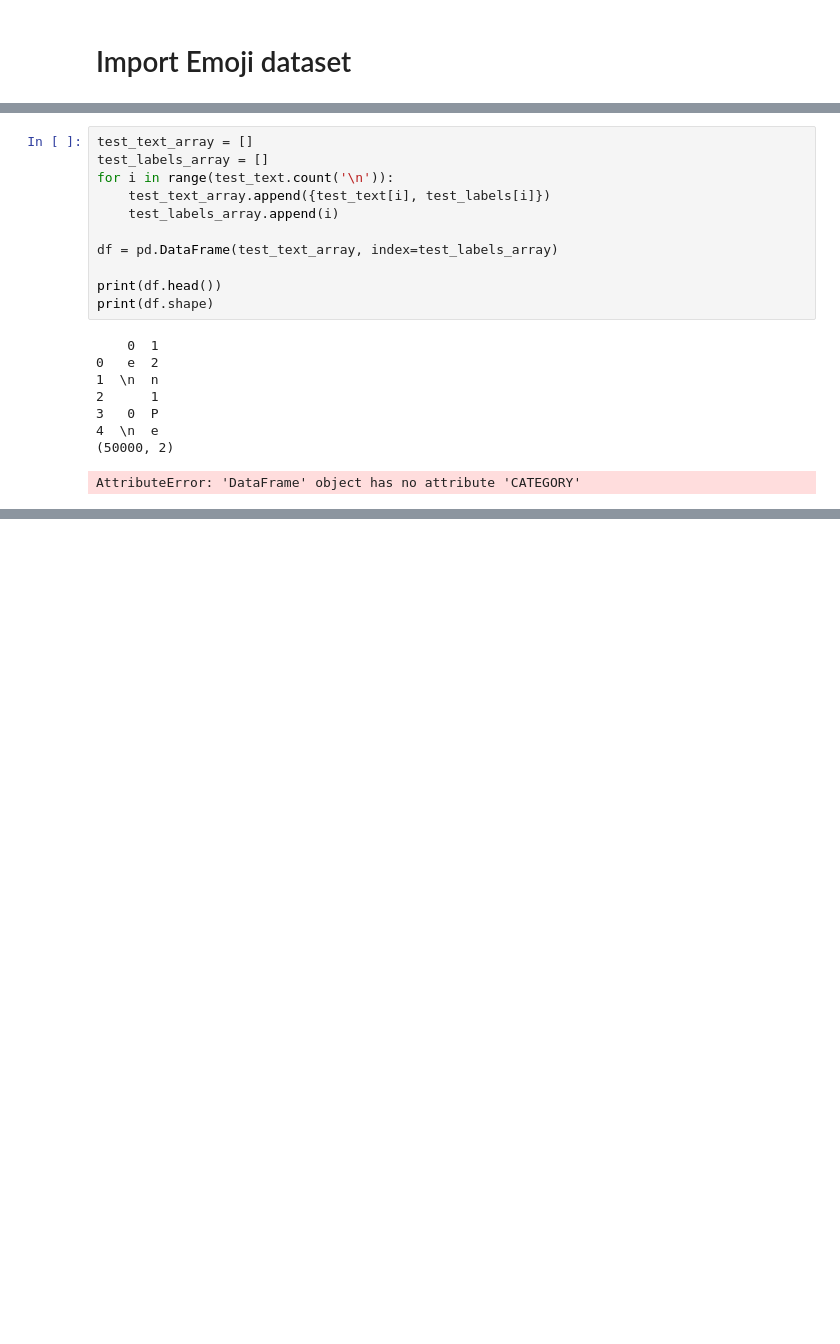
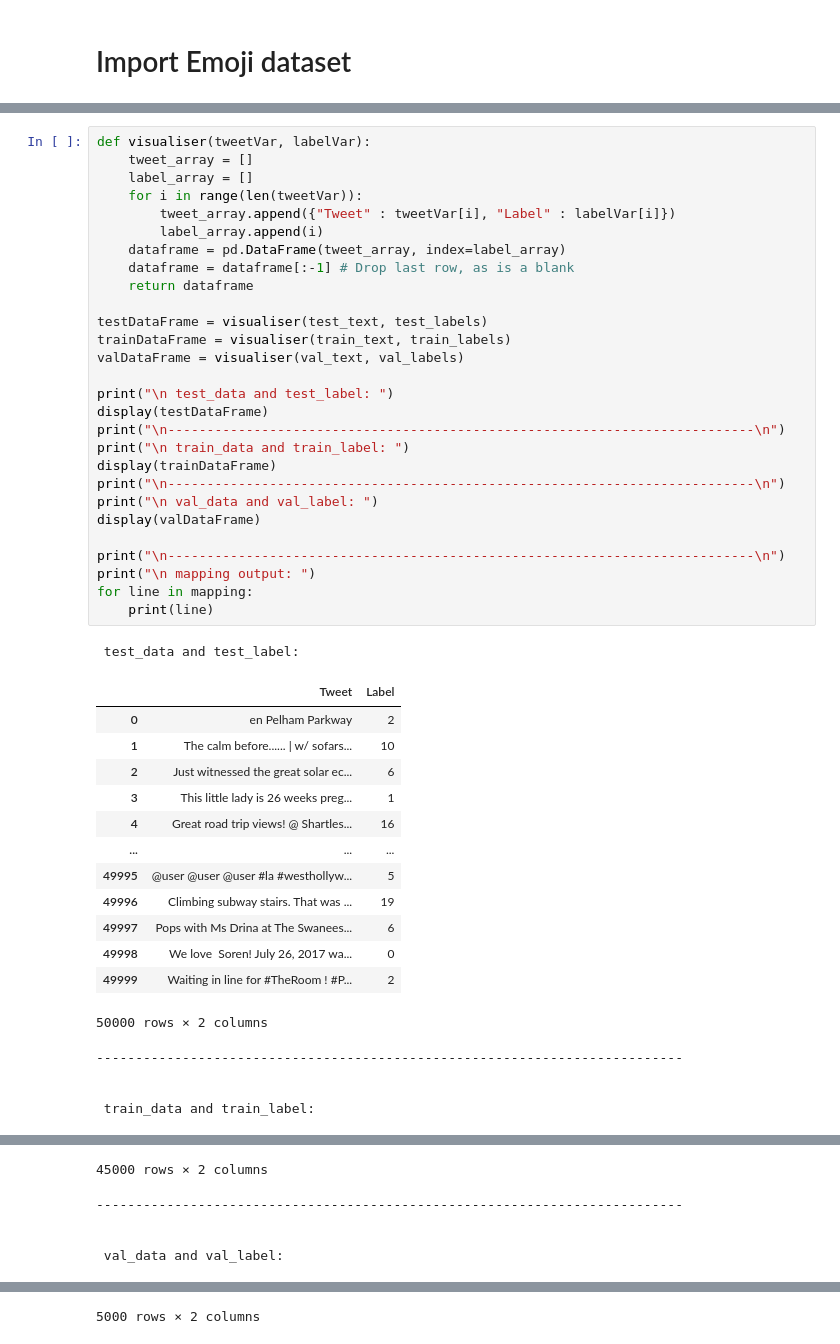
Before and after one commit to GDarkens/CE888, a Jupyter notebook: Assignments/Assignment1/init_testing_exploratory/LoadingProcessingExploring_Emoji.ipynb, the cells around one changed output, grey strips where cells are left out. Drawn from its saved outputs; the diff is of its cells as text; blank space fills up the shorter version.

```diff
--- a/Assignments/Assignment1/init_testing_exploratory/LoadingProcessingExploring_Emoji.ipynb
+++ b/Assignments/Assignment1/init_testing_exploratory/LoadingProcessingExploring_Emoji.ipynb
@@ -107,20 +95,47 @@ val_text.txt length: 5000
-# %%
-test_text_array = []
-test_labels_array = []
-for i in range(test_text.count('\n')):
-    test_text_array.append({test_text[i], test_labels[i]})
-    test_labels_array.append(i)
-
-df = pd.DataFrame(test_text_array, index=test_labels_array)
-
-print(df.head())
-print(df.shape)
-# %% [output]
-    0  1
-0   e  2
-1  \n  n
-2      1
-3   0  P
-4  \n  e
-(50000, 2)
-AttributeError: 'DataFrame' object has no attribute 'CATEGORY'
+# %%
+def visualiser(tweetVar, labelVar):
+    tweet_array = []
+    label_array = []
+    for i in range(len(tweetVar)):
+        tweet_array.append({"Tweet" : tweetVar[i], "Label" : labelVar[i]})
+        label_array.append(i)
+    dataframe = pd.DataFrame(tweet_array, index=label_array)
+    dataframe = dataframe[:-1] # Drop last row, as is a blank
+    return dataframe
+
+testDataFrame = visualiser(test_text, test_labels)
+trainDataFrame = visualiser(train_text, train_labels)
+valDataFrame = visualiser(val_text, val_labels)
+
+print("\n test_data and test_label: ")
+display(testDataFrame)
+print("\n---------------------------------------------------------------------------\n")
+print("\n train_data and train_label: ")
+display(trainDataFrame)
+print("\n---------------------------------------------------------------------------\n")
+print("\n val_data and val_label: ")
+display(valDataFrame)
+
+print("\n---------------------------------------------------------------------------\n")
+print("\n mapping output: ")
+for line in mapping:
+    print(line)
+# %% [output]
+ test_data and test_label:
+|  | Tweet | Label |
+| 0 | en Pelham Parkway | 2 |
+| 1 | The calm before...... | w/ sofars... | 10 |
+| 2 | Just witnessed the great solar ec... | 6 |
+| 3 | This little lady is 26 weeks preg... | 1 |
+| 4 | Great road trip views! @ Shartles... | 16 |
+| ... | ... | ... |
+| 49995 | @user @user @user #la #westhollyw... | 5 |
+| 49996 | Climbing subway stairs. That was ... | 19 |
+| 49997 | Pops with Ms Drina at The Swanees... | 6 |
+| 49998 | We love ️ Soren! July 26, 2017 wa... | 0 |
+| 49999 | Waiting in line for #TheRoom ! #P... | 2 |
+50000 rows × 2 columns
+---------------------------------------------------------------------------
+
+
+ train_data and train_label:
@@ -126,0 +154,5 @@ AttributeError: 'DataFrame' object has no attribute 'CATEGORY'
+45000 rows × 2 columns
+---------------------------------------------------------------------------
+
+
+ val_data and val_label:
@@ -126,0 +171 @@ AttributeError: 'DataFrame' object has no attribute 'CATEGORY'
+5000 rows × 2 columns
```
Also changed, not shown: parts of 9 cells of this notebook, 2 other files.
